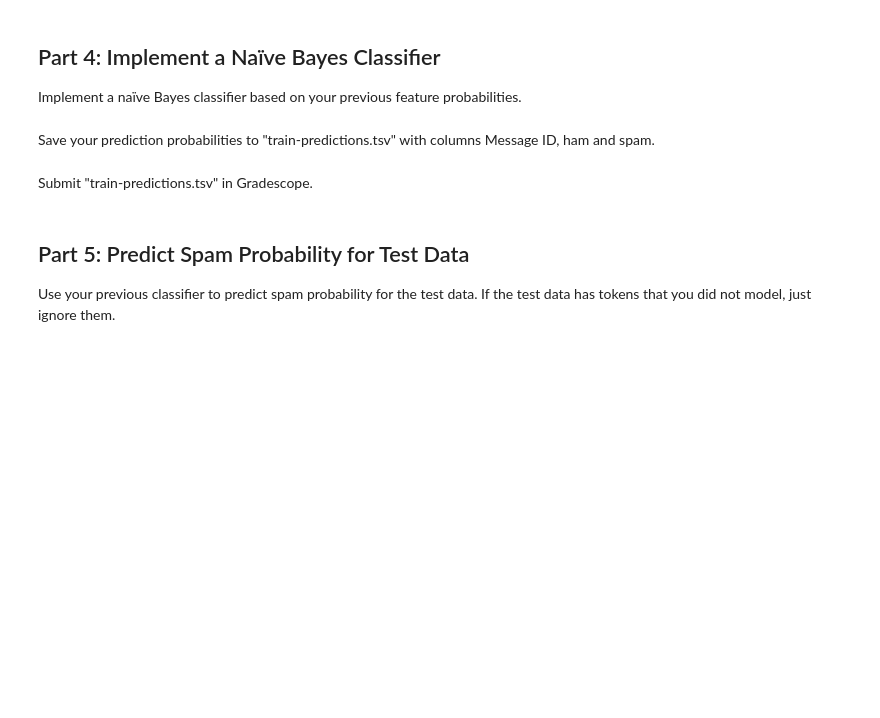
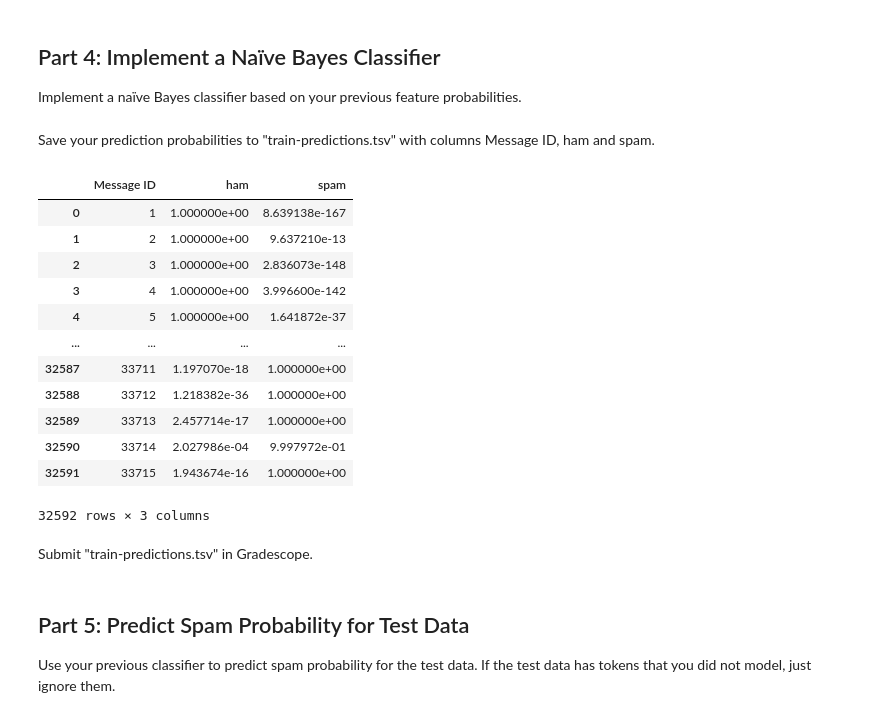
Before and after one commit to veniola/dx704-project-09, a Jupyter notebook: dx704-project-09.ipynb, the cells around one changed output. Saved outputs shown, nothing was run; the diff lists cells and outputs as text; code cells hidden in the pictures; blank space fills up the shorter version.

```diff
--- a/dx704-project-09.ipynb
+++ b/dx704-project-09.ipynb
@@ -143,3 +270,36 @@ Save your prediction probabilities to "train-predictions.tsv" with columns Messa
+# %%
+# =============================================================================
+# Save prediction probabilities to TSV file named 'train-predictions.tsv'
+# =============================================================================
+
+
+train_predictions = predict_all(train_features)
+
+train_predictions_df = pd.DataFrame({
+    'Message ID': train_predictions["Message ID"],
+    "ham": train_predictions["ham"],
+    "spam": train_predictions["spam"],
+})
+
+# print(train_predictions_df)
+
+# Save file
+train_predictions_df.to_csv('train-predictions.tsv', sep='\t', index=False)
+train_predictions_df
+# %% [output]
+|  | Message ID | ham | spam |
+| 0 | 1 | 1.000000e+00 | 8.639138e-167 |
+| 1 | 2 | 1.000000e+00 | 9.637210e-13 |
+| 2 | 3 | 1.000000e+00 | 2.836073e-148 |
+| 3 | 4 | 1.000000e+00 | 3.996600e-142 |
+| 4 | 5 | 1.000000e+00 | 1.641872e-37 |
+| ... | ... | ... | ... |
+| 32587 | 33711 | 1.197070e-18 | 1.000000e+00 |
+| 32588 | 33712 | 1.218382e-36 | 1.000000e+00 |
+| 32589 | 33713 | 2.457714e-17 | 1.000000e+00 |
+| 32590 | 33714 | 2.027986e-04 | 9.997972e-01 |
+| 32591 | 33715 | 1.943674e-16 | 1.000000e+00 |
+32592 rows × 3 columns
 # %% [markdown]
 Submit "train-predictions.tsv" in Gradescope.
 # %% [markdown]
```
Also changed, not shown: parts of 13 cells of this notebook, 5 other files.
